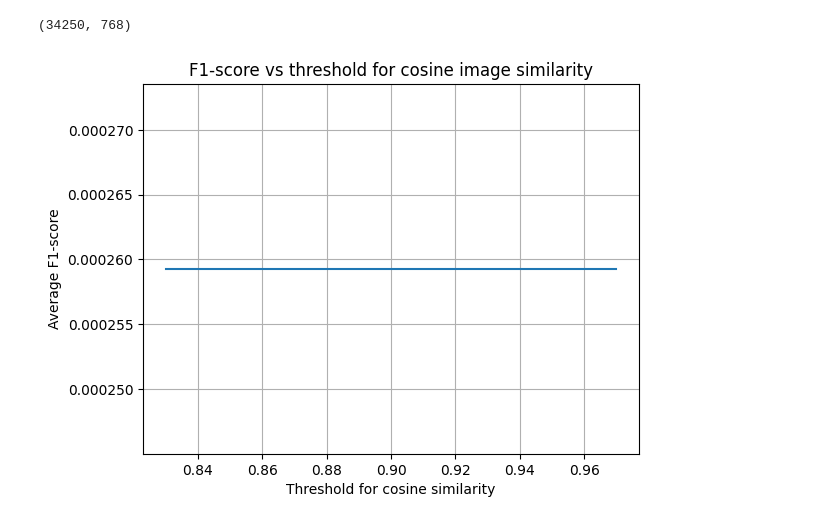
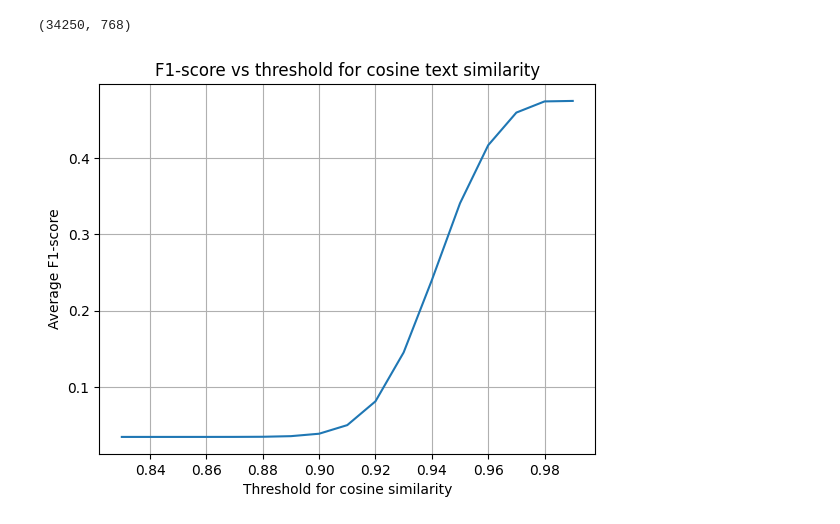
Before and after one commit to pavponn/dl-ecommerce-duplicates, a Jupyter notebook: TextContrastiveLossMethod.ipynb, the cells around one changed output. Saved outputs shown, nothing was run; the diff lists cells and outputs as text; code cells hidden in the pictures.

Commit message:
Push init version of contrastive loss for bert embeddings

```diff
--- a/TextContrastiveLossMethod.ipynb
+++ b/TextContrastiveLossMethod.ipynb
@@ -262,7 +296,7 @@ def run_hyperparameter_search(num_samples, max_epochs, cpus_per_trial, gpus_per_
         metric="val_loss",
         mode="min",
         max_t=max_epochs,
-        grace_period=2,
+        grace_period=3,
         reduction_factor=3)
     reporter = CLIReporter(
         metric_columns=["train_loss", "val_loss", "training_iteration"]
@@ -280,5 +314,5 @@ def run_hyperparameter_search(num_samples, max_epochs, cpus_per_trial, gpus_per_
         raise_on_failed_trial=False,)
     return result
 # %%
-result = run_hyperparameter_search(num_samples=1, max_epochs=CFG.EPOCHS, cpus_per_trial=8, gpus_per_trial=1)
+result = run_hyperparameter_search(num_samples=4, max_epochs=10, cpus_per_trial=1, gpus_per_trial=0.25)
 # %% [output]
@@ -404,5 +473,5 @@ plt.savefig('text-contrastive-loss-cosine-losses.png')
 # %%
-best_model = BERTPreTrainedEmbeddingsShopeeNet()
+best_model = BertShopeeNet()
 best_checkpoint_dir = best_checkpoint.to_directory(path="directory")
 model_state, optimizer_state = torch.load(os.path.join(best_checkpoint_dir, "checkpoint"))
 best_model.load_state_dict(model_state)
@@ -483,7 +553,7 @@ def process_for_threshold(similarities, indexes, threshold):
     return f1_score_accumulated / len(text_embeddings)
 
 
-thresholds = np.arange(0.83, 0.97, 0.01)
+thresholds = np.arange(0.83, 0.99, 0.01)
 f1_avg_scores = []
 for threshold in tqdm(thresholds):
     f1_avg = process_for_threshold(similarities_img, indexes_img, threshold)
@@ -491,21 +561,21 @@ for threshold in tqdm(thresholds):
 # %%
 import matplotlib.pyplot as plt
 
 plt.plot(thresholds, f1_avg_scores)
 
 # Add labels and title
 plt.xlabel('Threshold for cosine similarity')
 plt.ylabel('Average F1-score')
-plt.title('F1-score vs threshold for cosine image similarity')
+plt.title('F1-score vs threshold for cosine text similarity')
 plt.grid(True)
 
 max_f1 = max(f1_avg_scores)
 max_threshold = thresholds[np.argmax(f1_avg_scores)]
 
 # Save the plot to a file
 plt.savefig('bert-contrastive-loss-cosine-thresholds-all.png')
 # %% [output]
-[figure, old version]
+[figure, new version]
 # %%
 print(f"Max f1-score: {max_f1}, threshold: {max_threshold}")
 # %% [output]
```
Also changed, not shown: parts of 8 cells of this notebook, 2 other files.
